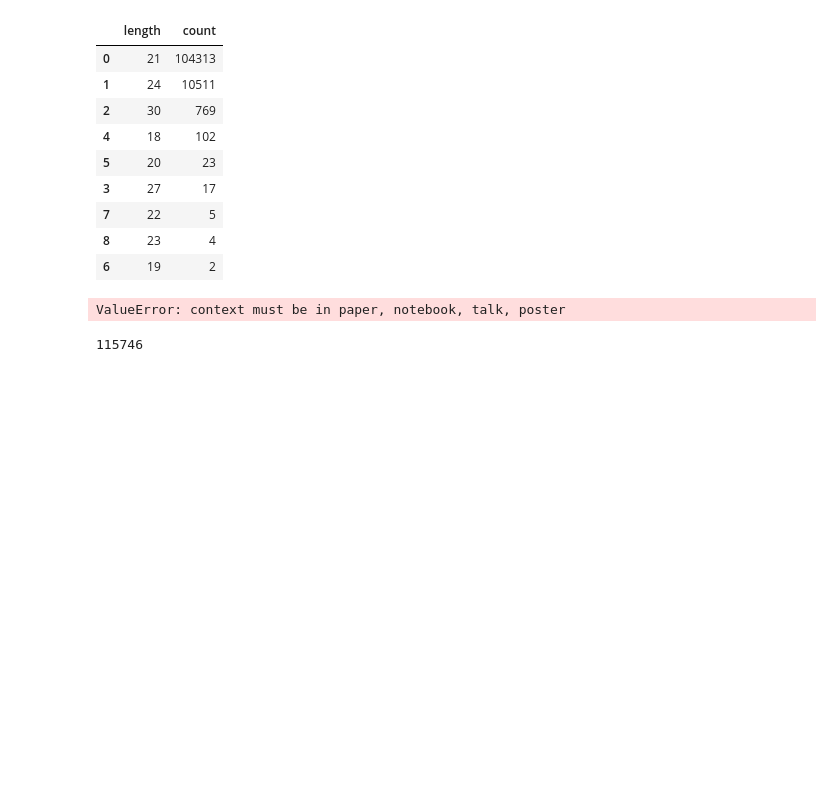
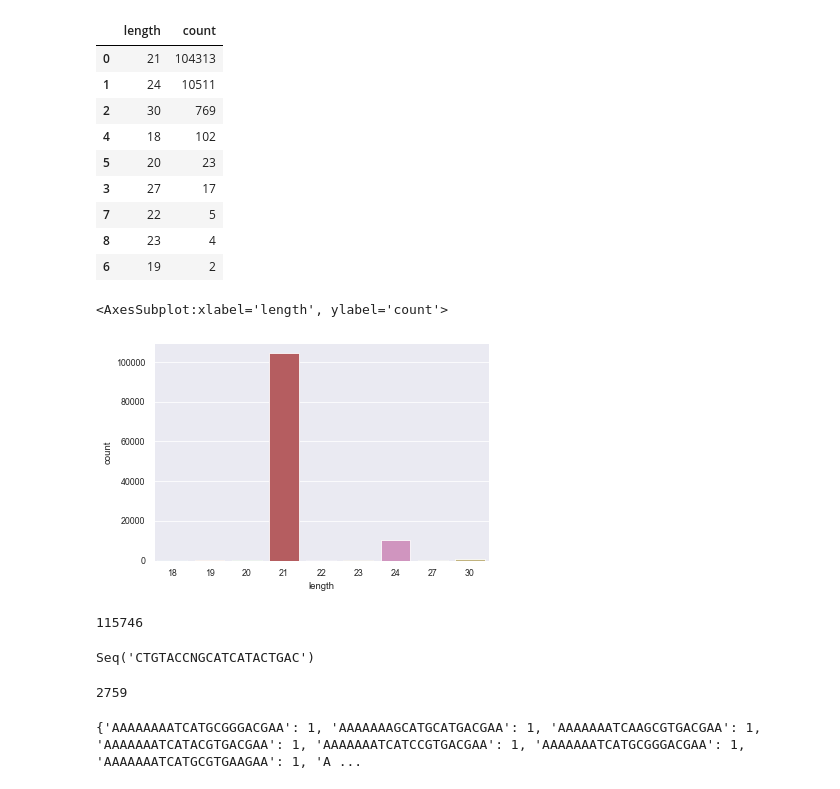
Before and after one commit to jlifferth/python_dsa, a Jupyter notebook: divergene_interview/question2/Peptide_detection_question_2_playground.ipynb, the cells around one changed output. Cells and saved outputs as stored; diff of their text form; code cells hidden in the pictures; blank space fills up the shorter version.

```diff
--- a/divergene_interview/question2/Peptide_detection_question_2_playground.ipynb
+++ b/divergene_interview/question2/Peptide_detection_question_2_playground.ipynb
@@ -201,11 +201,16 @@ seq_length_df
 # %%
 # sns.displot(seq_length_df)
 # %%
-sns.set_theme('whitegrid')
+sns.set_theme('paper')
 sns.barplot(data=seq_length_df, x='length', y='count')
 # %% [output]
-ValueError: context must be in paper, notebook, talk, poster
+<AxesSubplot:xlabel='length', ylabel='count'>
+[figure, added]
 # %%
 print(len(insert_seqs))
 # %% [output]
 115746
+# %%
+insert_seqs[0]
+# %% [output]
+Seq('CTGTACCNGCATCATACTGAC')
@@ -211,0 +219,14 @@ print(len(insert_seqs))
+# %%
+insert_seqs_array = np.asarray(insert_seqs, dtype=object)
+unique_seqs = np.unique(insert_seqs_array)
+len(unique_seqs)
+# %% [output]
+2759
+# %%
+unique_seqs_dict = {}
+for seq in unique_seqs:
+    unique_seqs_dict[str(seq)] = insert_seqs.count(seq)
+
+print(unique_seqs_dict)
+# %% [output]
+{'AAAAAAAATCATGCGGGACGAA': 1, 'AAAAAAAGCATGCATGACGAA': 1, 'AAAAAAATCAAGCGTGACGAA': 1, 'AAAAAAATCATACGTGACGAA': 1, 'AAAAAAATCATCCGTGACGAA': 1, 'AAAAAAATCATGCGGGACGAA': 1, 'AAAAAAATCATGCGTGAAGAA': 1, 'A ...
```
Also changed, not shown: parts of 42 cells of this notebook, 2 other files.
